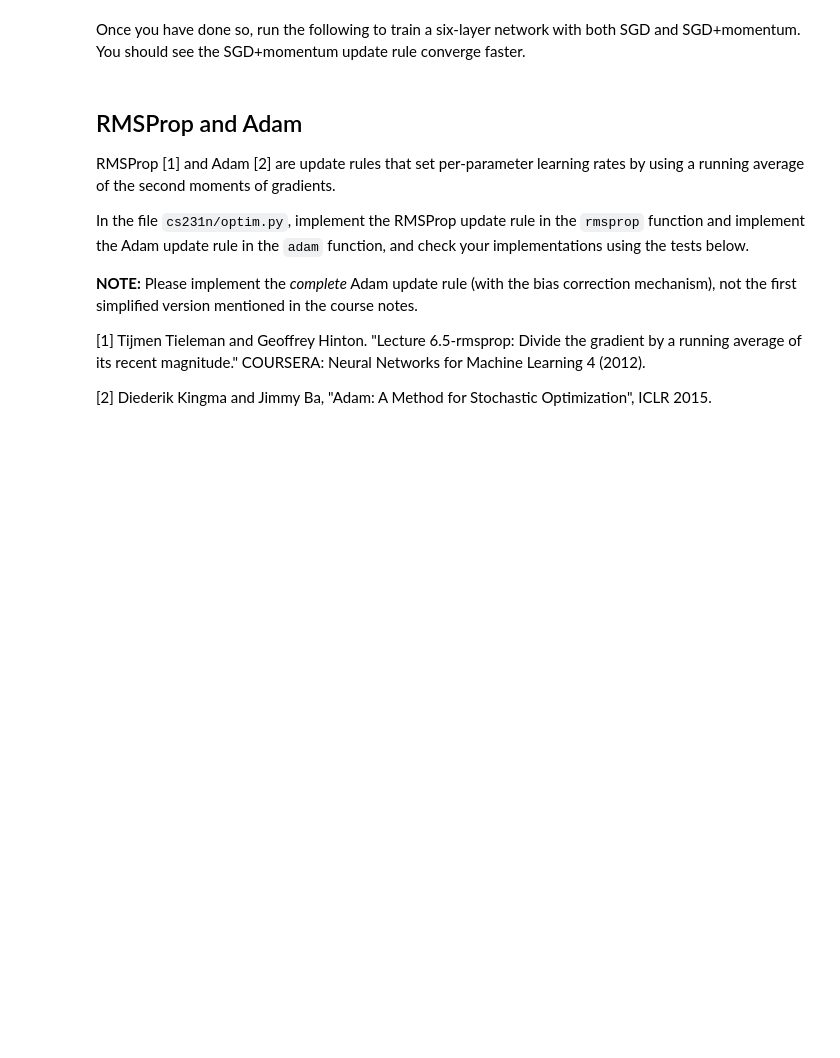
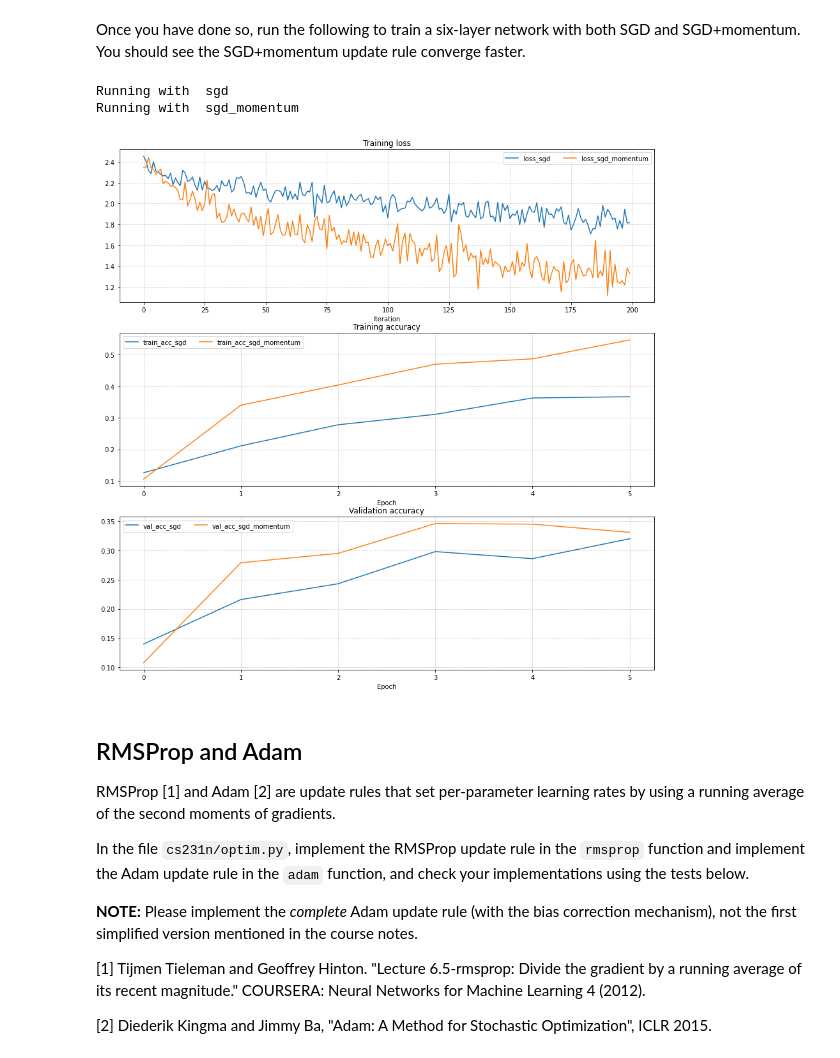
Before and after one commit to kremenevskiy/DL, a Jupyter notebook: CS231n/cs231n/assignments/assignment2/FullyConnectedNets.ipynb, the cells around one changed output. Drawn from its saved outputs; the diff is of its cells as text; code cells hidden in the pictures; blank space fills up the shorter version.

```diff
--- a/CS231n/cs231n/assignments/assignment2/FullyConnectedNets.ipynb
+++ b/CS231n/cs231n/assignments/assignment2/FullyConnectedNets.ipynb
@@ -273,34 +413,39 @@ for update_rule in ['sgd', 'sgd_momentum']:
     solver = Solver(
         model,
         small_data,
         num_epochs=5,
         batch_size=100,
         update_rule=update_rule,
         optim_config={'learning_rate': 5e-3},
-        verbose=True,
+        verbose=
+        False,
     )
     solvers[update_rule] = solver
     solver.train()
 
 fig, axes = plt.subplots(3, 1, figsize=(15, 15))
 
 axes[0].set_title('Training loss')
 axes[0].set_xlabel('Iteration')
 axes[1].set_title('Training accuracy')
 axes[1].set_xlabel('Epoch')
 axes[2].set_title('Validation accuracy')
 axes[2].set_xlabel('Epoch')
 
 for update_rule, solver in solvers.items():
     axes[0].plot(solver.loss_history, label=f"loss_{update_rule}")
     axes[1].plot(solver.train_acc_history, label=f"train_acc_{update_rule}")
     axes[2].plot(solver.val_acc_history, label=f"val_acc_{update_rule}")
 
 for ax in axes:
     ax.legend(loc="best", ncol=4)
     ax.grid(linestyle='--', linewidth=0.5)
 
 plt.show()
+# %% [output]
+Running with  sgd
+Running with  sgd_momentum
+[figure, added]
 # %% [markdown]
 ## RMSProp and Adam
 RMSProp [1] and Adam [2] are update rules that set per-parameter learning rates by using a running average of the second moments of gradients.
```
Also changed, not shown: parts of 11 cells of this notebook, 1 other file.
